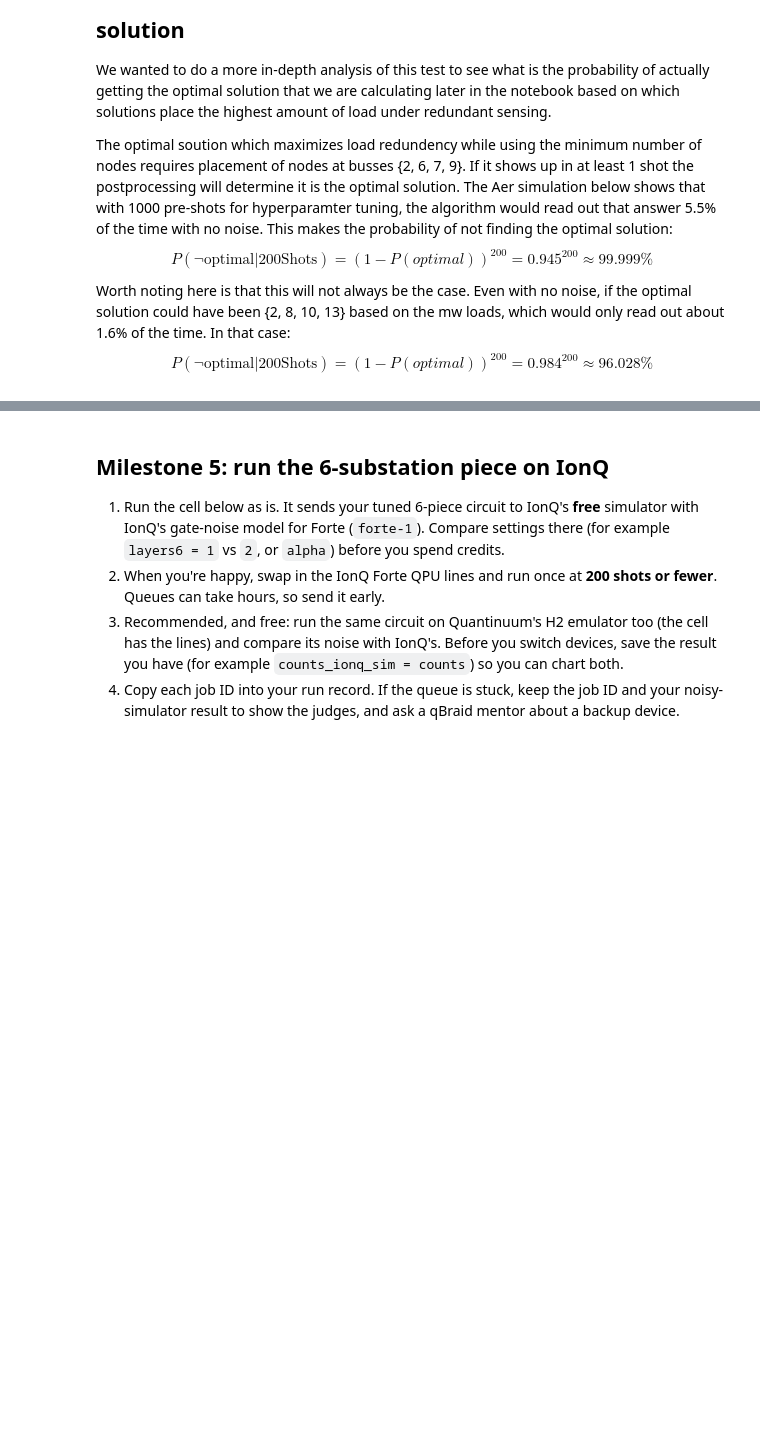
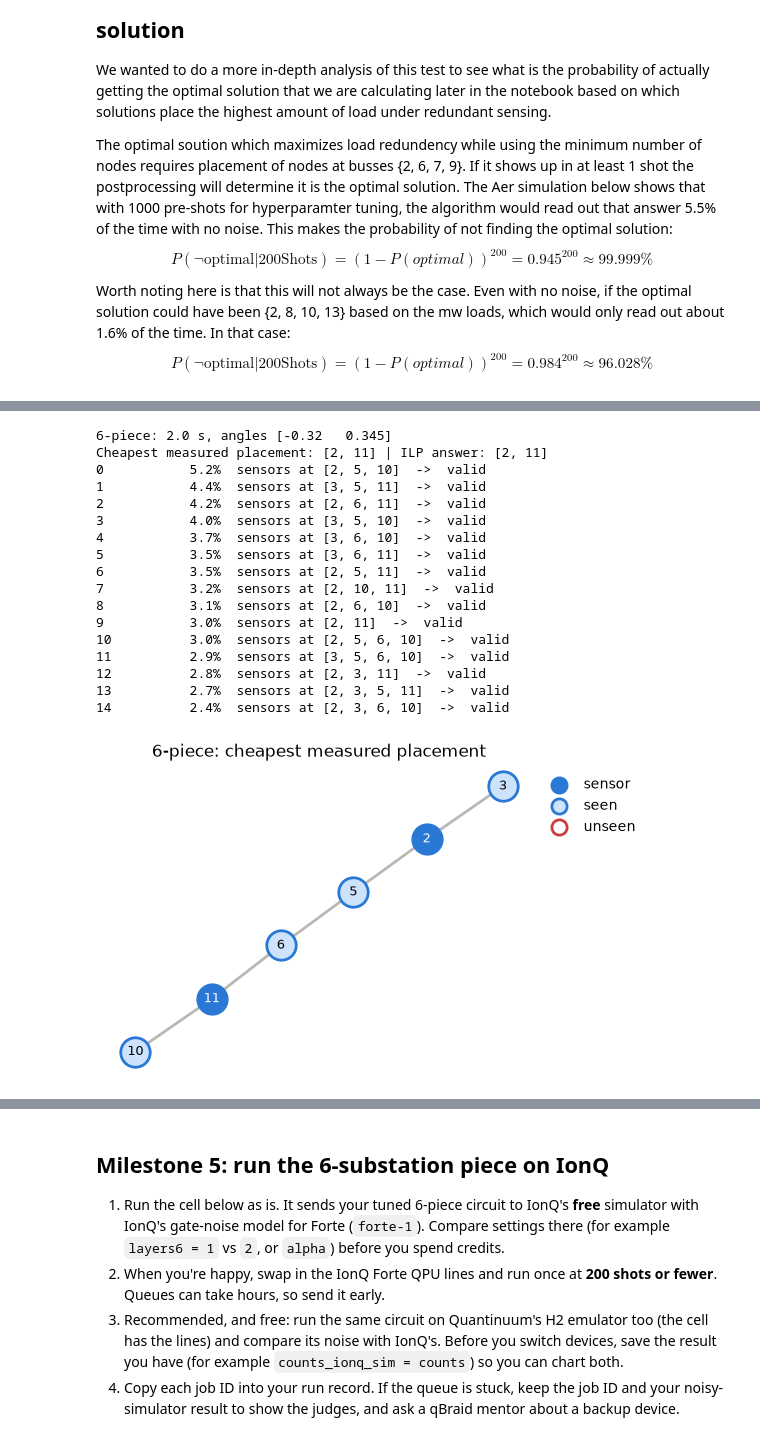
Before and after one commit to GJSchwaiger/QVIDIA, a Jupyter notebook: qvidiaMAIN.ipynb, the cells around one changed output, grey strips where cells are left out. Drawn from its saved outputs; the diff is of its cells as text; code cells hidden in the pictures; blank space fills up the shorter version.

```diff
--- a/qvidiaMAIN.ipynb
+++ b/qvidiaMAIN.ipynb
@@ -663,5 +668,46 @@ draw_grid(grid, bits_to_buses(grid, format(np.argsort(probs14_exact)[::-1][0], '
 14 buses, random guess      optimal:  0.03%  valid, extra sensors: 37.70%  leaves a bus unseen: 62.27%
 [figure]
+# %%
+# 6-piece (original): defines layers6, P6, params6, probs6 used by the cells below
+# hyperparams
+layers6 = 1     # keep 1 for hardware: a short circuit
+P6 = 2
+SHOTS = 1000
+
+# run circuit
+t0 = time.perf_counter()
+params6, counts6, best6 = run_qaoa_sampled(piece, layers=layers6, P=P6, shots=SHOTS)
+probs6 = counts_to_probs(piece, counts6)   # only for the outcome charts below
+print(f"6-piece: {time.perf_counter() - t0:.1f} s, angles {np.round(params6, 3)}")
+
+# aggregate results
+print("Cheapest measured placement:", best6, "| ILP answer:", ilp_placement(piece))
+shots6 = sum(counts6.values())
+for idx, (bits, c) in enumerate(sorted(counts6.items(), key=lambda kv: -kv[1])[:15]):   # most measured answers: not all are valid
+    buses = bits_to_buses(piece, bits)
+    r = check_placement(piece, buses, show=False)
+    print(f"{str(idx).ljust(10)}  {c / shots6:.1%}  sensors at {buses}  ->  " + ("valid" if r["valid"] else f"NOT valid: buses {r['unseen']} unseen"))
+
+draw_grid(piece, best6, "6-piece: cheapest measured placement")
+# %% [output]
+6-piece: 2.0 s, angles [-0.32   0.345]
+Cheapest measured placement: [2, 11] | ILP answer: [2, 11]
+0           5.2%  sensors at [2, 5, 10]  ->  valid
+1           4.4%  sensors at [3, 5, 11]  ->  valid
+2           4.2%  sensors at [2, 6, 11]  ->  valid
+3           4.0%  sensors at [3, 5, 10]  ->  valid
+4           3.7%  sensors at [3, 6, 10]  ->  valid
+5           3.5%  sensors at [3, 6, 11]  ->  valid
+6           3.5%  sensors at [2, 5, 11]  ->  valid
+7           3.2%  sensors at [2, 10, 11]  ->  valid
+8           3.1%  sensors at [2, 6, 10]  ->  valid
+9           3.0%  sensors at [2, 11]  ->  valid
+10          3.0%  sensors at [2, 5, 6, 10]  ->  valid
+11          2.9%  sensors at [3, 5, 6, 10]  ->  valid
+12          2.8%  sensors at [2, 3, 11]  ->  valid
+13          2.7%  sensors at [2, 3, 5, 11]  ->  valid
+14          2.4%  sensors at [2, 3, 6, 10]  ->  valid
+[figure, added]
 # %%
 # Same run with the old exact tuning (run_qaoa: cost table + statevector). Separate names, so the sampled results stay.
 t0 = time.perf_counter()
```
Also changed, not shown: parts of 21 cells of this notebook, 6 other files.
